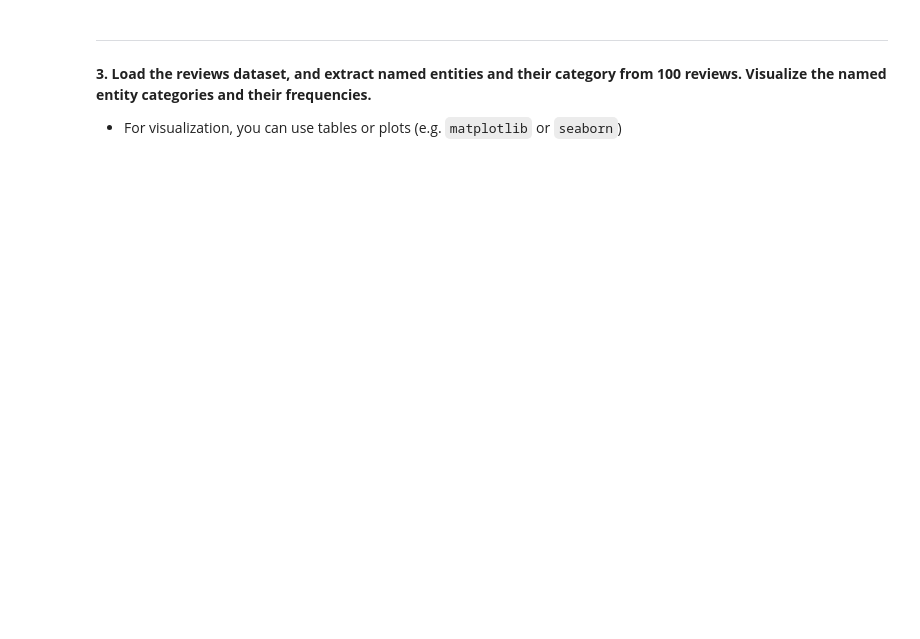
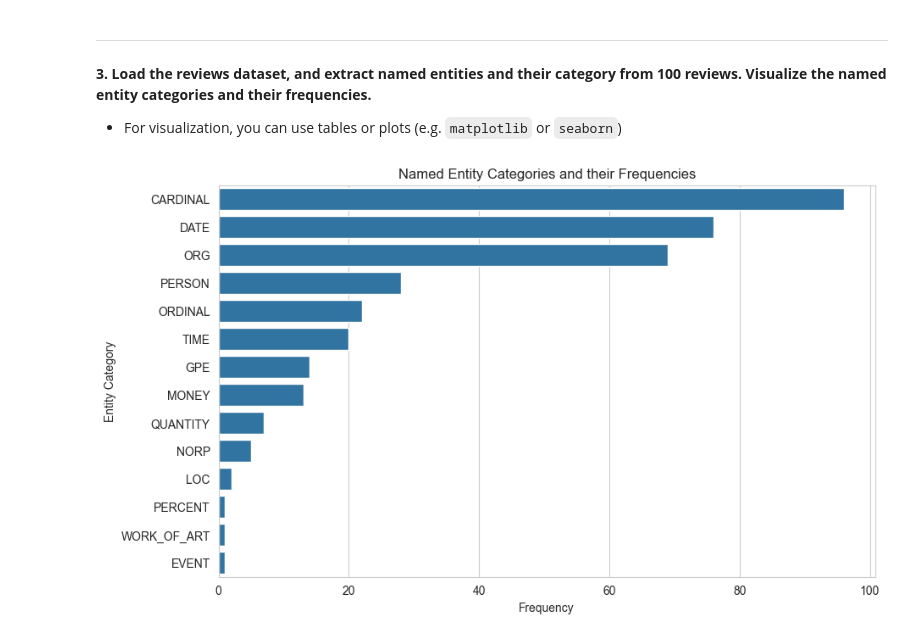
Before and after one commit to gunhamn/public, a Jupyter notebook: NLP_NTNU/lab5_exercises_gunhamn.ipynb, the cells around one changed output. Saved outputs shown, nothing was run; the diff lists cells and outputs as text; code cells hidden in the pictures; blank space fills up the shorter version.

```diff
--- a/NLP_NTNU/lab5_exercises_gunhamn.ipynb
+++ b/NLP_NTNU/lab5_exercises_gunhamn.ipynb
@@ -273,9 +283,14 @@ corpus = [dictionary.doc2bow(review) for review in processed_reviews]
 # %%
 
 # Train the LDA model using LdaMulticore for multiprocessing support
-lda_model = LdaMulticore(corpus=corpus, id2word=dictionary, num_topics=5, passes=10, workers=10, chunksize=2000)
+lda_model = LdaMulticore(corpus=corpus,
+                         id2word=dictionary,
+                         num_topics=3,
+                         passes=10,
+                         workers=10,
+                         chunksize=2000)
 
-# Visualization code remains the same
+# Visualization
 pyLDAvis.enable_notebook()
 vis = pyLDAvis.gensim_models.prepare(lda_model, corpus, dictionary)
 pyLDAvis.display(vis)
@@ -300 +315,6 @@ pyLDAvis.display(vis)
 [interactive output not drawn]
+# %%
+# Get the top 3 words of each of the 5 topics
+topics = lda_model.show_topics(num_topics=3, num_words=5, formatted=False)
+for topic in topics:
+    print(f"Topic {topic[0]}: {[word[0] for word in topic[1]]}")
@@ -332,5 +371,13 @@ for review in test_reviews:
     print(words)
     bow = dictionary.doc2bow(words)
     print(lda_model.get_document_topics(bow))
+    # Get the max confidence topic
+    max_confidence = 0
+    max_topic = 0
+    for topic, confidence in lda_model.get_document_topics(bow):
+        if confidence > max_confidence:
+            max_confidence = confidence
+            max_topic = topic
+    print(f"Topic: {max_topic}, predicted with {(max_confidence*100).round(2)}% confidence.")
     print()
 # %% [output]
@@ -387,0 +433,23 @@ ___
+# %%
+# TODO: group entity categories and visualize by frequency.
+
+# Extract named entities and their category from 100 reviews
+reviews = df["review_body"].sample(n=100, random_state=1).tolist()
+entities = []
+for review in reviews:
+    doc = nlp(review)
+    for ent in doc.ents:
+        entities.append((ent.text, ent.label_))
+
+# Create a dataframe from the entities list
+entities_df = pd.DataFrame(entities, columns=["Entity", "Label"])
+
+# Group entity categories and visualize by frequency
+plt.figure(figsize=(10, 6))
+sns.countplot(y="Label", data=entities_df, order=entities_df["Label"].value_counts().index)
+plt.title("Named Entity Categories and their Frequencies")
+plt.xlabel("Frequency")
+plt.ylabel("Entity Category")
+plt.show()
+# %% [output]
+[figure, added]
```
Also changed, not shown: parts of 14 cells of this notebook.
